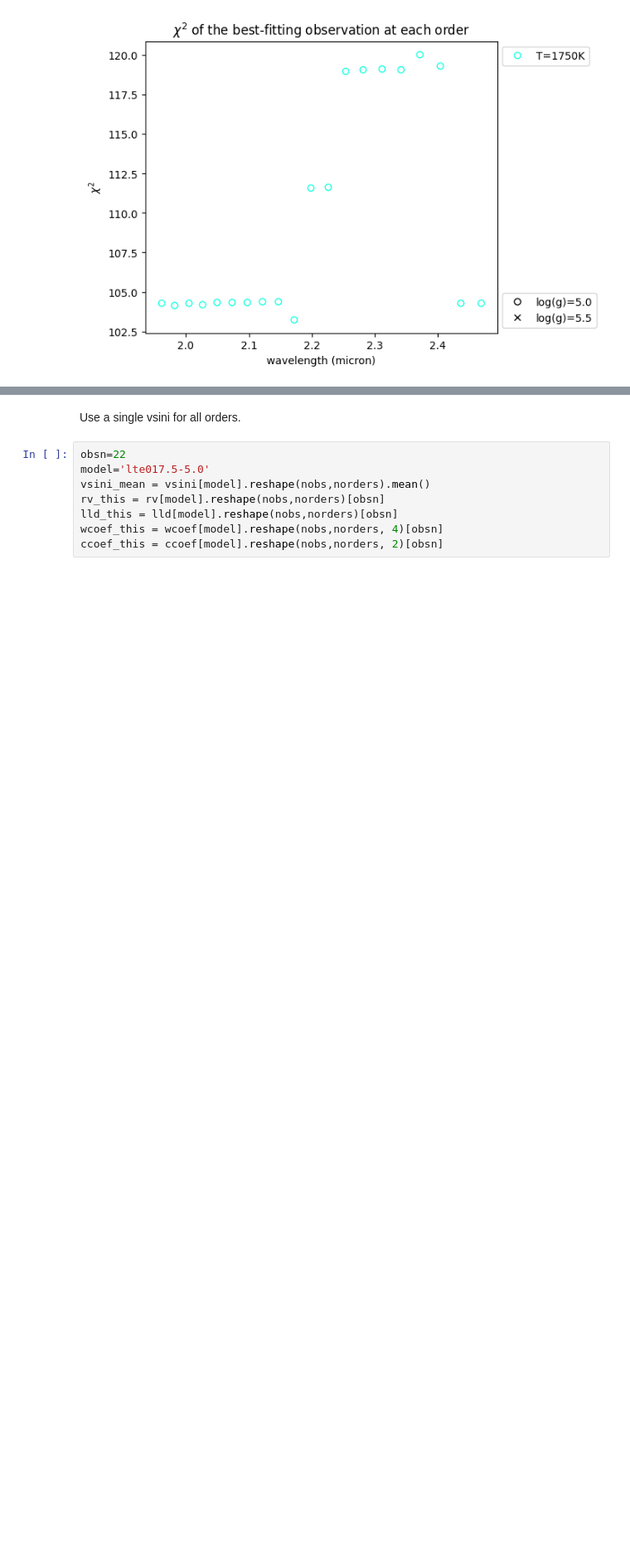
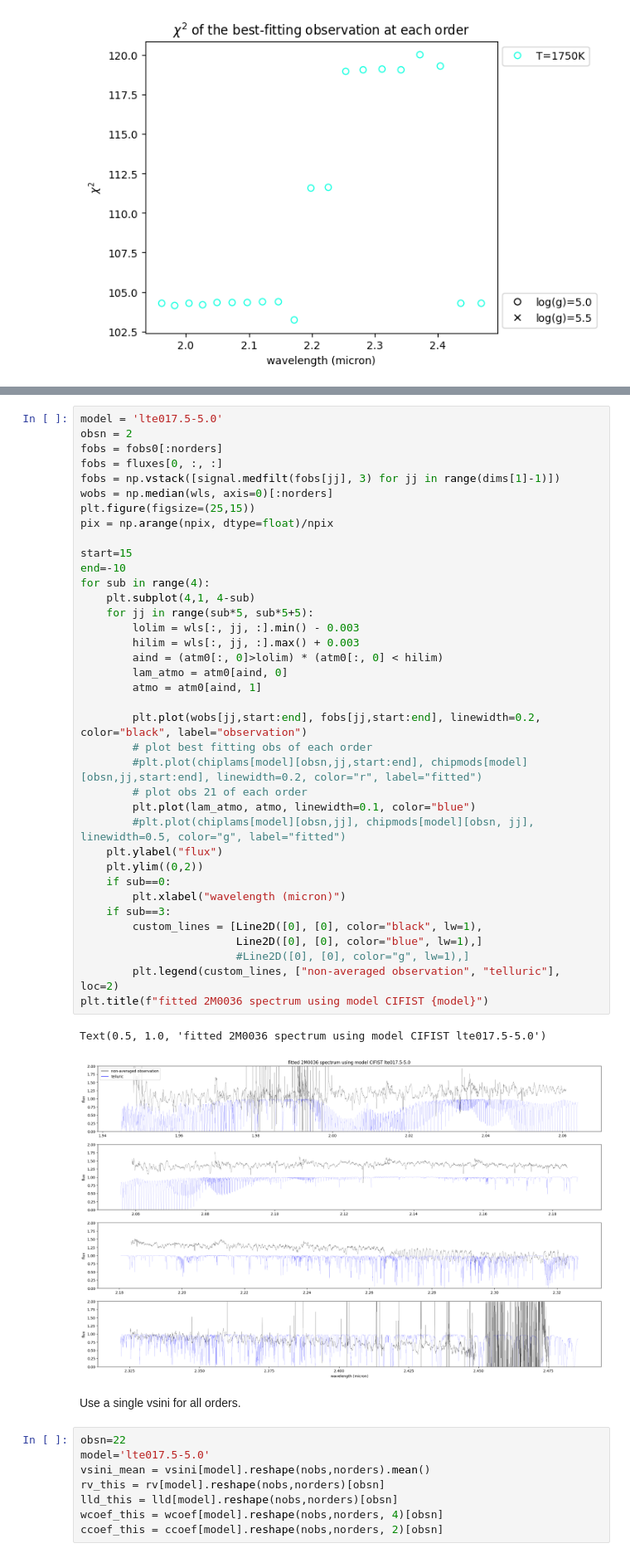
Before and after one commit to alphalyncis/dopplerimg, a Jupyter notebook: code/analysis_tests.ipynb, the cells around one changed output, grey strips where cells are left out. Shown at 83% size. Drawn from its saved outputs; the diff is of its cells as text; blank space fills up the shorter version.

```diff
--- a/code/analysis_tests.ipynb
+++ b/code/analysis_tests.ipynb
@@ -207,3 +289,43 @@ for model in modellist:
+# %%
+model = 'lte017.5-5.0'
+obsn = 2
+fobs = fobs0[:norders]
+fobs = fluxes[0, :, :]
+fobs = np.vstack([signal.medfilt(fobs[jj], 3) for jj in range(dims[1]-1)])
+wobs = np.median(wls, axis=0)[:norders]
+plt.figure(figsize=(25,15))
+pix = np.arange(npix, dtype=float)/npix
+
+start=15
+end=-10
+for sub in range(4):
+    plt.subplot(4,1, 4-sub)
+    for jj in range(sub*5, sub*5+5):
+        lolim = wls[:, jj, :].min() - 0.003
+        hilim = wls[:, jj, :].max() + 0.003
+        aind = (atm0[:, 0]>lolim) * (atm0[:, 0] < hilim)
+        lam_atmo = atm0[aind, 0]
+        atmo = atm0[aind, 1]
+
+        plt.plot(wobs[jj,start:end], fobs[jj,start:end], linewidth=0.2, color="black", label="observation")
+        # plot best fitting obs of each order
+        #plt.plot(chiplams[model][obsn,jj,start:end], chipmods[model][obsn,jj,start:end], linewidth=0.2, color="r", label="fitted")
+        # plot obs 21 of each order
+        plt.plot(lam_atmo, atmo, linewidth=0.1, color="blue")
+        #plt.plot(chiplams[model][obsn,jj], chipmods[model][obsn, jj], linewidth=0.5, color="g", label="fitted")
+    plt.ylabel("flux")
+    plt.ylim((0,2))
+    if sub==0:
+        plt.xlabel("wavelength (micron)")
+    if sub==3:
+        custom_lines = [Line2D([0], [0], color="black", lw=1),
+                        Line2D([0], [0], color="blue", lw=1),]
+                        #Line2D([0], [0], color="g", lw=1),]
+        plt.legend(custom_lines, ["non-averaged observation", "telluric"], loc=2)
+plt.title(f"fitted 2M0036 spectrum using model CIFIST {model}")
+# %% [output]
+Text(0.5, 1.0, 'fitted 2M0036 spectrum using model CIFIST lte017.5-5.0')
+[figure, added]
 # %% [markdown]
 Use a single vsini for all orders.
 # %%
```
Also changed, not shown: parts of 8 cells of this notebook.
